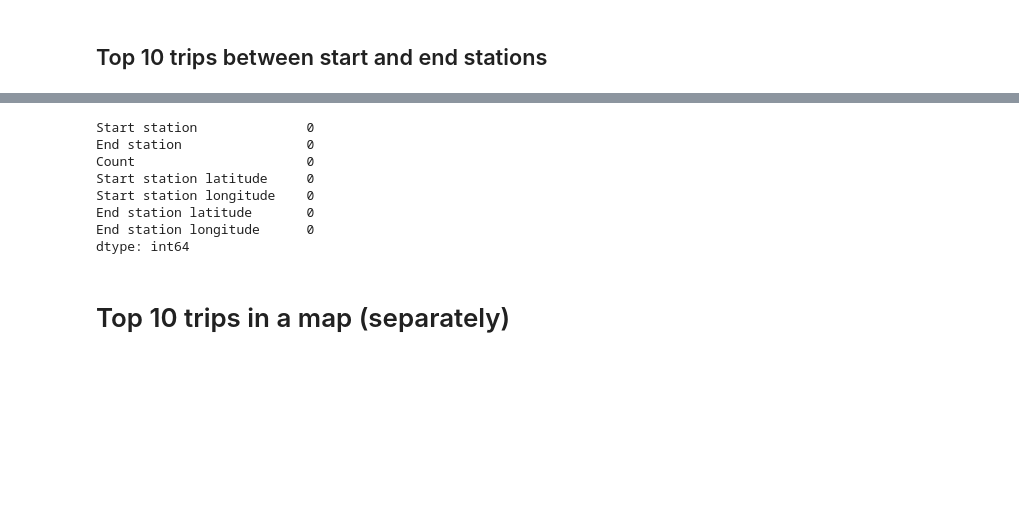
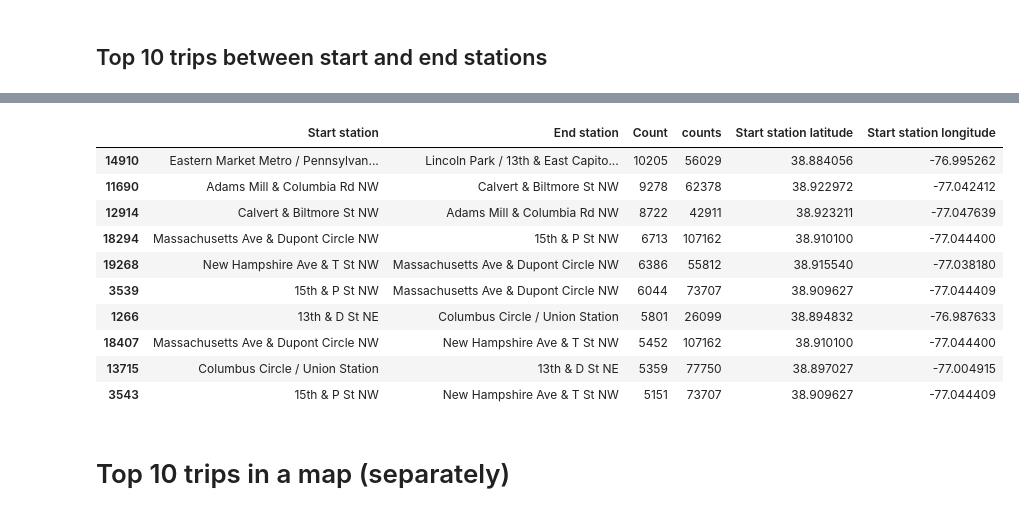
Before and after one commit to MaxLopezSalgado/capital_bike_sharing, a Jupyter notebook: eda/eda.ipynb, the cells around one changed output, grey strips where cells are left out. Drawn from its saved outputs; the diff is of its cells as text; code cells hidden in the pictures; blank space fills up the shorter version.

Commit message:
created a new df for the top 10 most repeated trips

```diff
--- a/eda/eda.ipynb
+++ b/eda/eda.ipynb
@@ -734,9 +684,0 @@ top_10_trips
-# %%
-# create 4 columns with the latitude and longitude of the start and end stations
-top_10_trips['Start station latitude'] = top_10_trips['Start station'].map(start_stations_long_lat.set_index('Start station')['Start station latitude'])
-top_10_trips['Start station longitude'] = top_10_trips['Start station'].map(start_stations_long_lat.set_index('Start station')['Start station longitude'])
-top_10_trips['End station latitude'] = top_10_trips['End station'].map(end_stations_long_lat.set_index('End station')['End station latitude'])
-top_10_trips['End station longitude'] = top_10_trips['End station'].map(end_stations_long_lat.set_index('End station')['End station longitude'])
-
-# print first 5 rows
-display(top_10_trips.head())
@@ -803,15 +685,28 @@ display(top_10_trips.head(10))
-# %%
-# search for null values
-top_10_trips.isnull().sum()
-# %% [output]
-Start station              0
-End station                0
-Count                      0
-Start station latitude     0
-Start station longitude    0
-End station latitude       0
-End station longitude      0
-dtype: int64
+# %%
+# Group by start and end stations and count the occurrences
+trip_counts = rentals_end_start_stations.groupby(['Start station', 'End station']).size().reset_index(name='Count')
+
+# Merge with start_stations_long_lat DataFrame to include latitude and longitude
+top_trips = trip_counts.merge(start_stations_long_lat, left_on='Start station', right_on='Start station')
+
+# Sort by count in descending order
+top_trips = top_trips.sort_values(by='Count', ascending=False)
+
+# Select top 10 most repeated trips
+top_10_trips = top_trips.head(10)
+top_10_trips
+# %% [output]
+|  | Start station | End station | Count | counts | Start station latitude | Start station longitude |
+| 14910 | Eastern Market Metro / Pennsylvan... | Lincoln Park / 13th & East Capito... | 10205 | 56029 | 38.884056 | -76.995262 |
+| 11690 | Adams Mill & Columbia Rd NW | Calvert & Biltmore St NW | 9278 | 62378 | 38.922972 | -77.042412 |
+| 12914 | Calvert & Biltmore St NW | Adams Mill & Columbia Rd NW | 8722 | 42911 | 38.923211 | -77.047639 |
+| 18294 | Massachusetts Ave & Dupont Circle NW | 15th & P St NW | 6713 | 107162 | 38.910100 | -77.044400 |
+| 19268 | New Hampshire Ave & T St NW | Massachusetts Ave & Dupont Circle NW | 6386 | 55812 | 38.915540 | -77.038180 |
+| 3539 | 15th & P St NW | Massachusetts Ave & Dupont Circle NW | 6044 | 73707 | 38.909627 | -77.044409 |
+| 1266 | 13th & D St NE | Columbus Circle / Union Station | 5801 | 26099 | 38.894832 | -76.987633 |
+| 18407 | Massachusetts Ave & Dupont Circle NW | New Hampshire Ave & T St NW | 5452 | 107162 | 38.910100 | -77.044400 |
+| 13715 | Columbus Circle / Union Station | 13th & D St NE | 5359 | 77750 | 38.897027 | -77.004915 |
+| 3543 | 15th & P St NW | New Hampshire Ave & T St NW | 5151 | 73707 | 38.909627 | -77.044409 |
 # %% [markdown]
 # Top 10 trips in a map (separately)
 # %%
```
Also changed, not shown: parts of 9 cells of this notebook.
